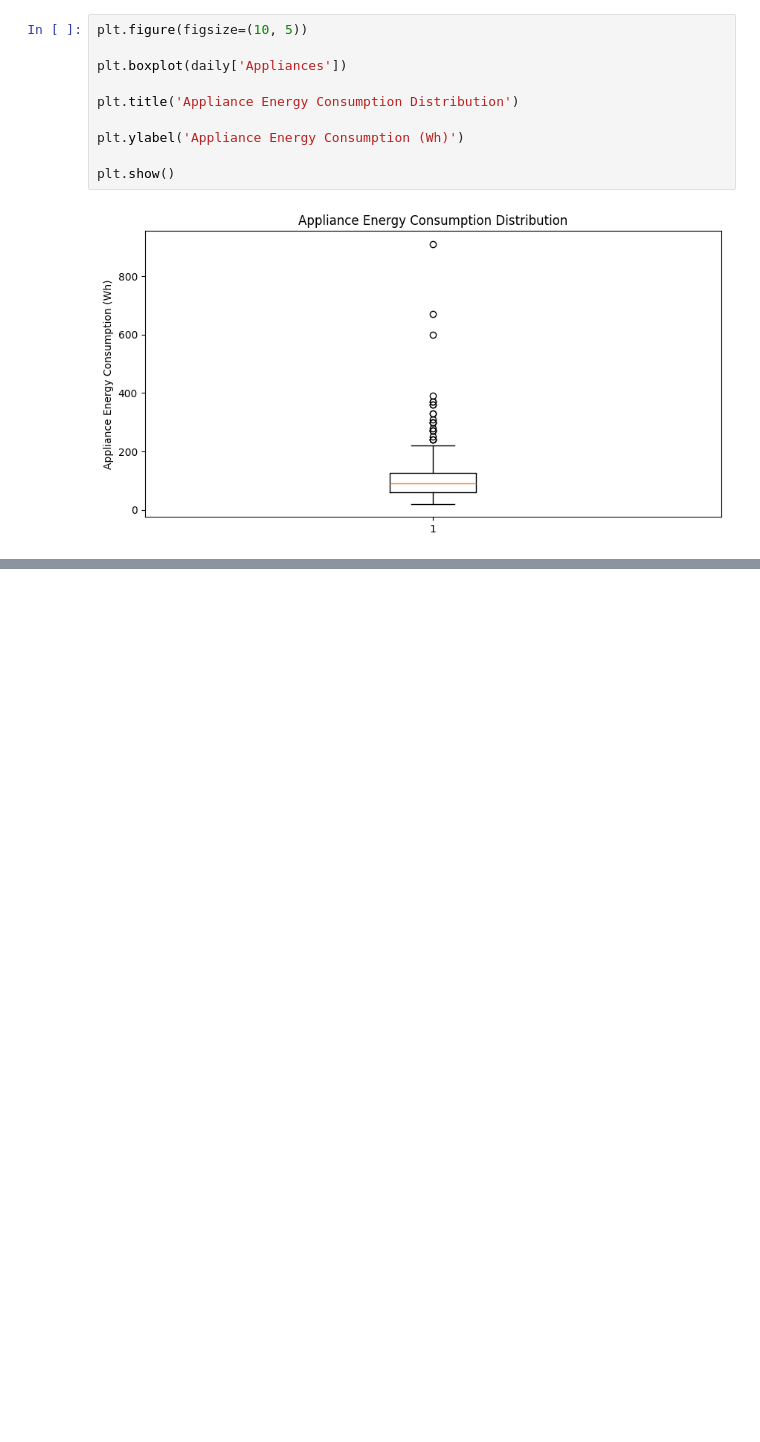
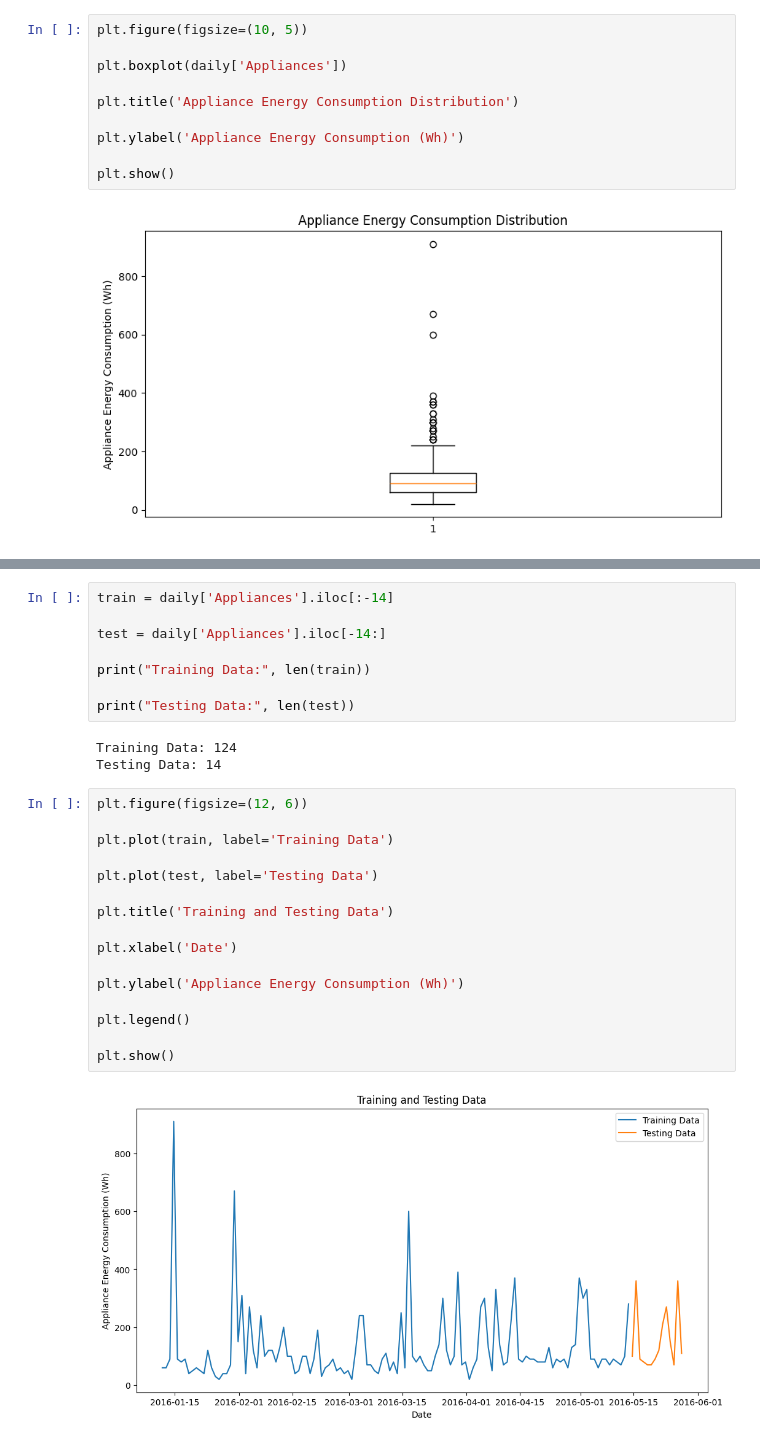
Before and after one commit to pericles-1995/CA1-2026193, a Jupyter notebook: CA2 ML.ipynb, the cells around one changed output, grey strips where cells are left out. Saved outputs shown, nothing was run; the diff lists cells and outputs as text; blank space fills up the shorter version.

```diff
--- a/CA2 ML.ipynb
+++ b/CA2 ML.ipynb
@@ -567,0 +642,29 @@ plt.show()
+# %%
+train = daily['Appliances'].iloc[:-14]
+
+test = daily['Appliances'].iloc[-14:]
+
+print("Training Data:", len(train))
+
+print("Testing Data:", len(test))
+# %% [output]
+Training Data: 124
+Testing Data: 14
+# %%
+plt.figure(figsize=(12, 6))
+
+plt.plot(train, label='Training Data')
+
+plt.plot(test, label='Testing Data')
+
+plt.title('Training and Testing Data')
+
+plt.xlabel('Date')
+
+plt.ylabel('Appliance Energy Consumption (Wh)')
+
+plt.legend()
+
+plt.show()
+# %% [output]
+[figure, added]
```
Also changed, not shown: parts of 19 cells of this notebook.
